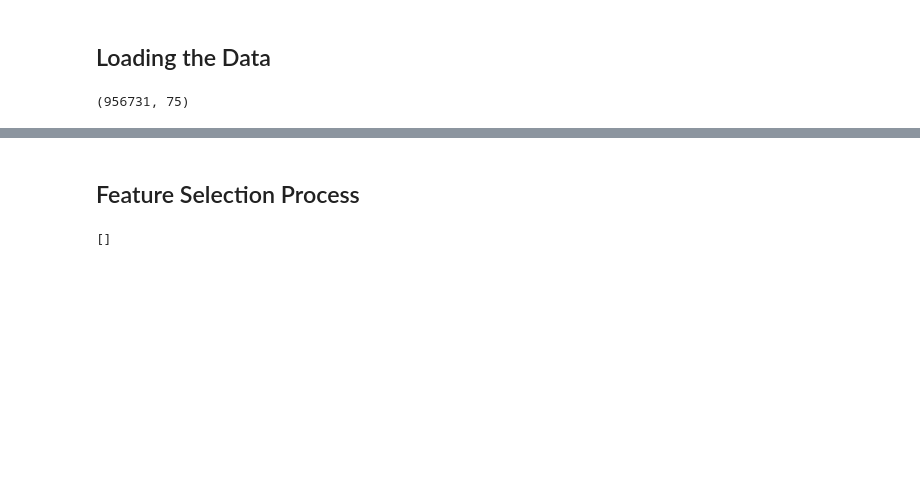
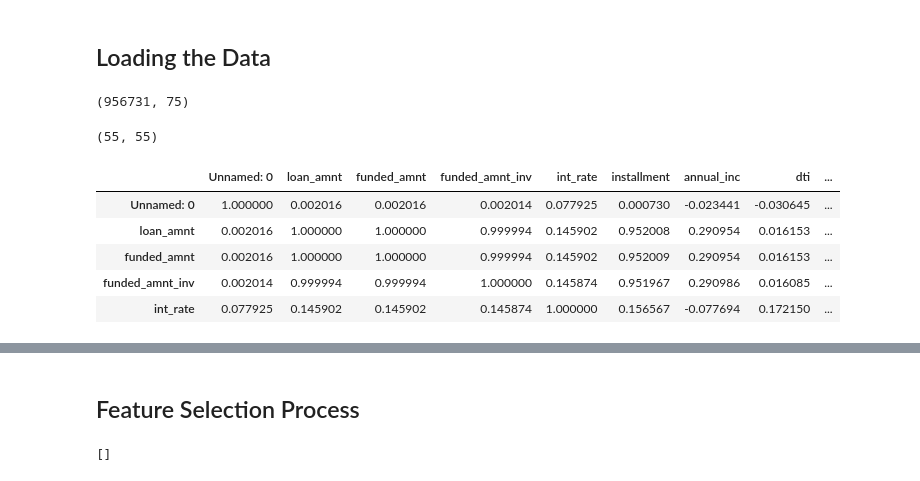
Before and after one commit to farhansaad/Predicting-Bad-Debt-Lending-Club-dataset, a Jupyter notebook: Farhan_Ahmed_Capstone_Code_New.ipynb, the cells around one changed output, grey strips where cells are left out. Cells and saved outputs as stored; diff of their text form; code cells hidden in the pictures; blank space fills up the shorter version.

```diff
--- a/Farhan_Ahmed_Capstone_Code_New.ipynb
+++ b/Farhan_Ahmed_Capstone_Code_New.ipynb
@@ -157,3 +158,16 @@ final = final[final.purpose != 'educational']
 final.shape
 # %% [output]
 (956731, 75)
+# %%
+final_num = final._get_numeric_data()
+corr = final_num.corr()
+print(corr.shape)
+corr.head()
+# %% [output]
+(55, 55)
+|  | Unnamed: 0 | loan_amnt | funded_amnt | funded_amnt_inv | int_rate | installment | annual_inc | dti | ... |
+| Unnamed: 0 | 1.000000 | 0.002016 | 0.002016 | 0.002014 | 0.077925 | 0.000730 | -0.023441 | -0.030645 | ... |
+| loan_amnt | 0.002016 | 1.000000 | 1.000000 | 0.999994 | 0.145902 | 0.952008 | 0.290954 | 0.016153 | ... |
+| funded_amnt | 0.002016 | 1.000000 | 1.000000 | 0.999994 | 0.145902 | 0.952009 | 0.290954 | 0.016153 | ... |
+| funded_amnt_inv | 0.002014 | 0.999994 | 0.999994 | 1.000000 | 0.145874 | 0.951967 | 0.290986 | 0.016085 | ... |
+| int_rate | 0.077925 | 0.145902 | 0.145902 | 0.145874 | 1.000000 | 0.156567 | -0.077694 | 0.172150 | ... |
```
Also changed, not shown: parts of 33 cells of this notebook.
